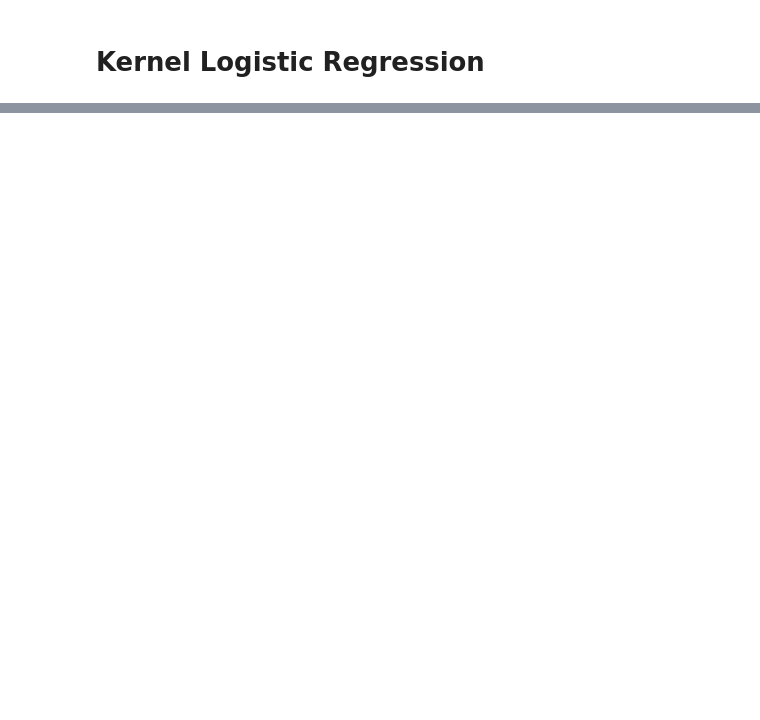
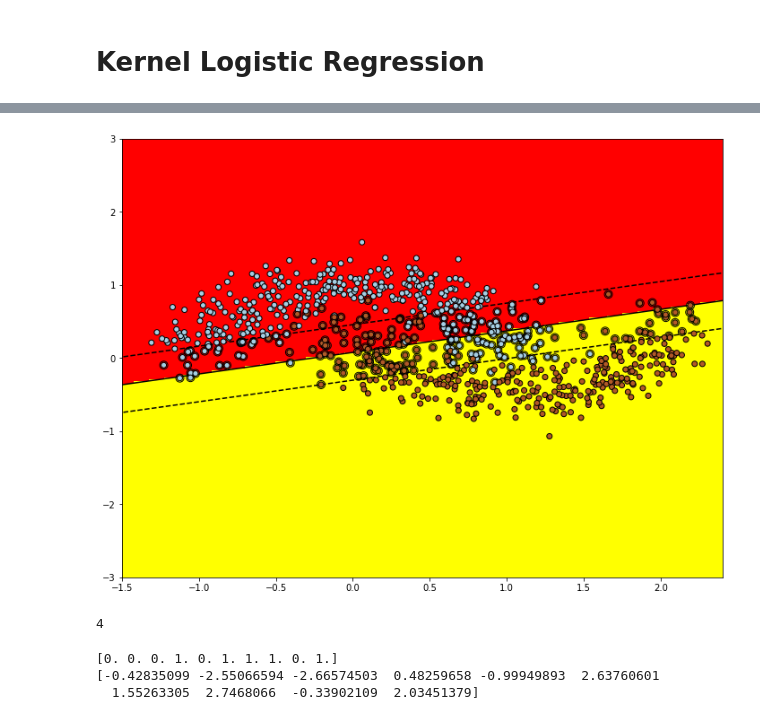
Before and after one commit to sourav22899/cs5691-prml, a Jupyter notebook: assign2/cs5691_pa2.ipynb, the cells around one changed output, grey strips where cells are left out. Cells and saved outputs as stored; diff of their text form; code cells hidden in the pictures; blank space fills up the shorter version.

```diff
--- a/assign2/cs5691_pa2.ipynb
+++ b/assign2/cs5691_pa2.ipynb
@@ -230,0 +290,59 @@ for i in range(10):
+# %%
+w = clf.coef_[0]
+a = -w[0] / w[1]
+xx = np.linspace(-2.5, 2.5)
+yy = a * xx - (clf.intercept_[0]) / w[1]
+
+    # plot the parallels to the separating hyperplane that pass through the
+    # support vectors (margin away from hyperplane in direction
+    # perpendicular to hyperplane). This is sqrt(1+a^2) away vertically in
+    # 2-d.
+margin = 1 / np.sqrt(np.sum(clf.coef_ ** 2))
+yy_down = yy - np.sqrt(1 + a ** 2) * margin
+yy_up = yy + np.sqrt(1 + a ** 2) * margin
+
+    # plot the line, the points, and the nearest vectors to the plane
+plt.figure(0,figsize=(12,9))
+plt.clf()
+plt.plot(xx, yy, 'k-')
+plt.plot(xx, yy_down, 'k--')
+plt.plot(xx, yy_up, 'k--')
+
+plt.scatter(clf.support_vectors_[:, 0], clf.support_vectors_[:, 1], s=80,
+                facecolors='none', zorder=10, edgecolors='k')
+plt.scatter(X_train[:, 0], X_train[:, 1], c=y_train, zorder=10, cmap=plt.cm.Paired,
+                edgecolors='k')
+
+plt.axis('tight')
+x_min = -1.5
+x_max = 2.4
+y_min = -3
+y_max = 3
+
+XX, YY = np.mgrid[x_min:x_max:200j, y_min:y_max:200j]
+Z = clf.predict(np.c_[XX.ravel(), YY.ravel()])
+
+    # Put the result into a color plot
+Z = Z.reshape(XX.shape)
+plt.figure(0,figsize=(12,9))
+plt.pcolormesh(XX, YY, Z, cmap=plt.cm.autumn)
+plt.xlim(x_min, x_max)
+plt.ylim(y_min, y_max)
+plt.show()
+# %% [output]
+[figure, added]
+# %%
+sv = clf.support_vectors_
+wt = clf.coef_
+b = clf.intercept_
+np.sum(np.abs(np.matmul(sv,wt.T)+b) <= 0.01)
+# b
+# %% [output]
+4
+# %%
+print(clf.predict(X_train)[:10])
+print(clf.decision_function(X_train)[:10]) # np.matmul(X_train[:10],wt.T)+b
+# %% [output]
+[0. 0. 0. 1. 0. 1. 1. 1. 0. 1.]
+[-0.42835099 -2.55066594 -2.66574503  0.48259658 -0.99949893  2.63760601
+  1.55263305  2.7468066  -0.33902109  2.03451379]
```
Also changed, not shown: parts of 16 cells of this notebook.
